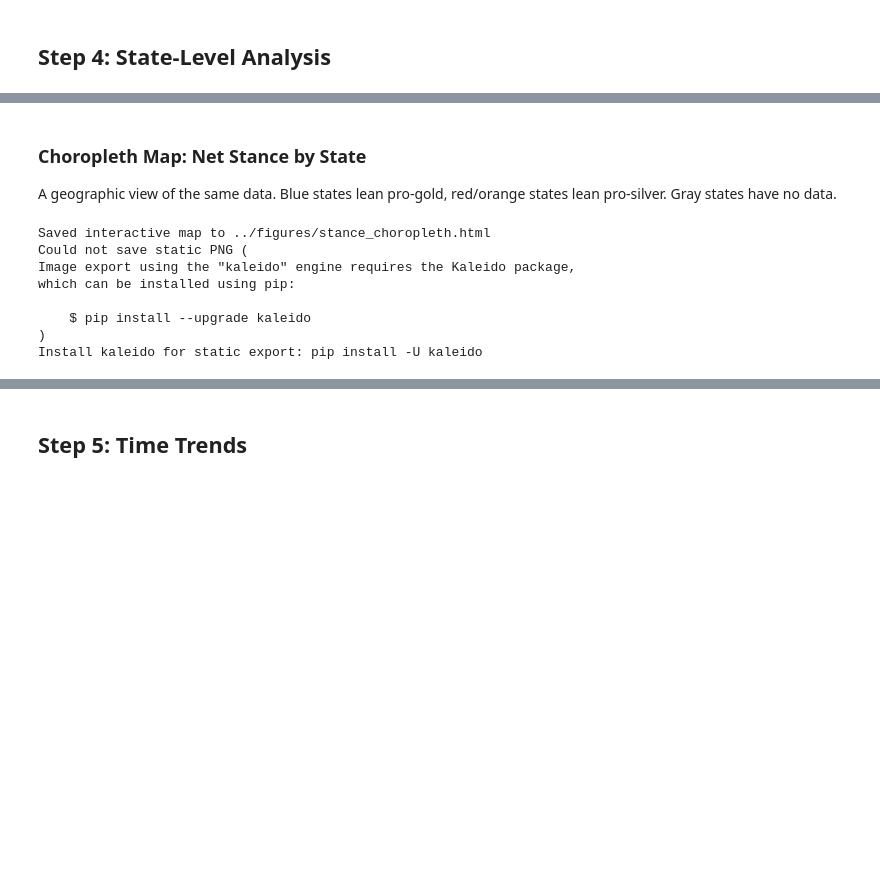
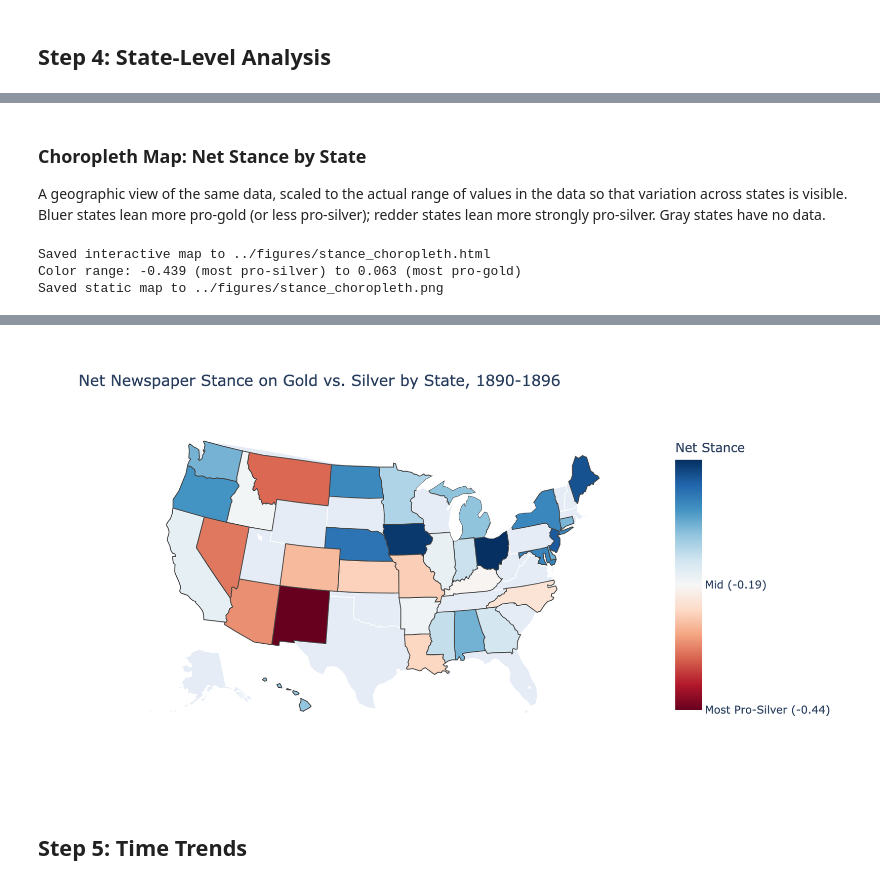
Before and after one commit to kevin-deluca-polisci/stance_gold_silver, a Jupyter notebook: notebooks/04_aggregation_analysis.ipynb, the cells around one changed output, grey strips where cells are left out. Cells and saved outputs as stored; diff of their text form; code cells hidden in the pictures; blank space fills up the shorter version.

```diff
--- a/notebooks/04_aggregation_analysis.ipynb
+++ b/notebooks/04_aggregation_analysis.ipynb
@@ -422,8 +429,10 @@ if len(state_plot) > 0:
 # %% [markdown]
 ### Choropleth Map: Net Stance by State
 
-A geographic view of the same data. Blue states lean pro-gold, red/orange
-states lean pro-silver. Gray states have no data.
+A geographic view of the same data, scaled to the actual range of values in the
+data so that variation across states is visible. Bluer states lean more pro-gold
+(or less pro-silver); redder states lean more strongly pro-silver. Gray states
+have no data.
 # %%
 import plotly.express as px
 import plotly.io as pio
@@ -452,16 +461,18 @@ state_map = state_summary.copy()
 state_map['state_abbrev'] = state_map.index.map(STATE_ABBREV)
 state_map = state_map.dropna(subset=['state_abbrev'])
 
-# Determine a symmetric color range centered at 0
-max_abs = max(abs(state_map['mean_net'].min()), abs(state_map['mean_net'].max()))
+# Use the actual data range so that color variation shows the full spread,
+# rather than a symmetric scale that compresses the pro-gold end.
+vmin = state_map['mean_net'].min()
+vmax = state_map['mean_net'].max()
 
 fig_map = px.choropleth(
     state_map,
     locations='state_abbrev',
     locationmode='USA-states',
     color='mean_net',
-    color_continuous_scale='RdBu',  # Red = negative (pro-silver), Blue = positive (pro-gold)
-    range_color=[-max_abs, max_abs],
+    color_continuous_scale='RdBu',  # Red = pro-silver, Blue = pro-gold
+    range_color=[vmin, vmax],
     scope='usa',
     hover_name=state_map.index,
     hover_data={
@@ -480,11 +491,19 @@ fig_map = px.choropleth(
     title='Net Newspaper Stance on Gold vs. Silver by State, 1890-1896',
 )
 
+# Build readable tick labels spanning the actual data range
+mid = (vmin + vmax) / 2
 fig_map.update_layout(
     coloraxis_colorbar=dict(
         title='Net Stance',
-        tickvals=[-0.3, -0.15, 0, 0.15, 0.3],
-        ticktext=['Pro-Silver', '', 'Neutral', '', 'Pro-Gold'],
+        tickvals=[vmin, (vmin + mid) / 2, mid, (mid + vmax) / 2, vmax+0.1],
+        ticktext=[
+            f'Most Pro-Silver ({vmin:.2f})',
+            '',
+            f'Mid ({mid:.2f})',
+            '',
+            f'Most Pro-Gold ({vmax:.2f})',
+        ],
     ),
     geo=dict(bgcolor='rgba(0,0,0,0)'),
     width=900,
@@ -495,6 +514,7 @@ fig_map.update_layout(
 html_path = "../figures/stance_choropleth.html"
 fig_map.write_html(html_path)
 print(f"Saved interactive map to {html_path}")
+print(f"Color range: {vmin:.3f} (most pro-silver) to {vmax:.3f} (most pro-gold)")
 
 # Try to save static PNG (requires kaleido: pip install -U kaleido)
 png_path = "../figures/stance_choropleth.png"
@@ -514,10 +534,5 @@ except Exception as e:
         print(f"Open the interactive map directly: {html_path}")
 # %% [output]
 Saved interactive map to ../figures/stance_choropleth.html
-Could not save static PNG (
-Image export using the "kaleido" engine requires the Kaleido package,
-which can be installed using pip:
-
-    $ pip install --upgrade kaleido
-)
-Install kaleido for static export: pip install -U kaleido
+Color range: -0.439 (most pro-silver) to 0.063 (most pro-gold)
+Saved static map to ../figures/stance_choropleth.png
@@ -525,3 +539,4 @@ Install kaleido for static export: pip install -U kaleido
+[figure, added]
 # %% [markdown]
 ## Step 5: Time Trends
 # %%
```
Also changed, not shown: parts of 17 cells of this notebook, 8 other files.
